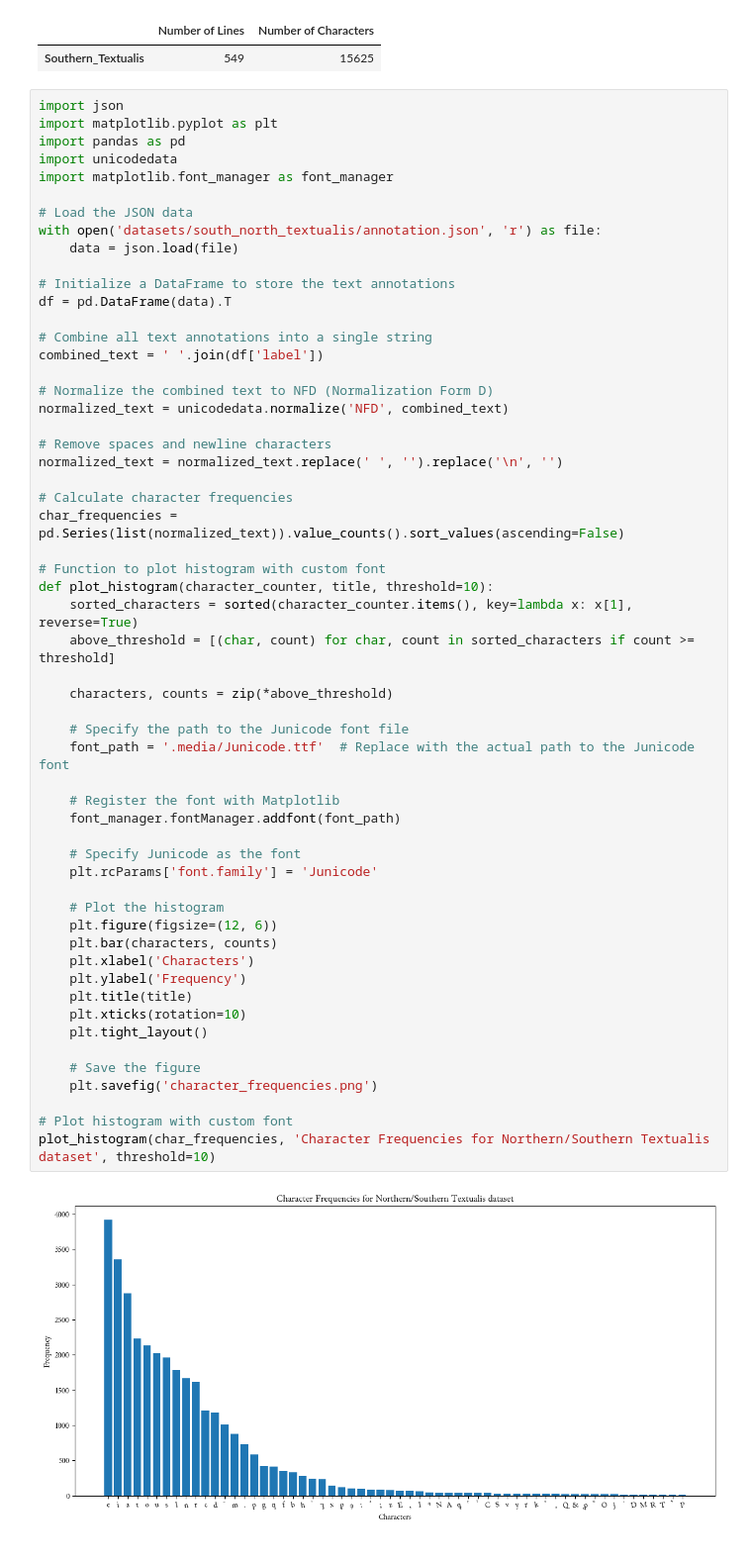
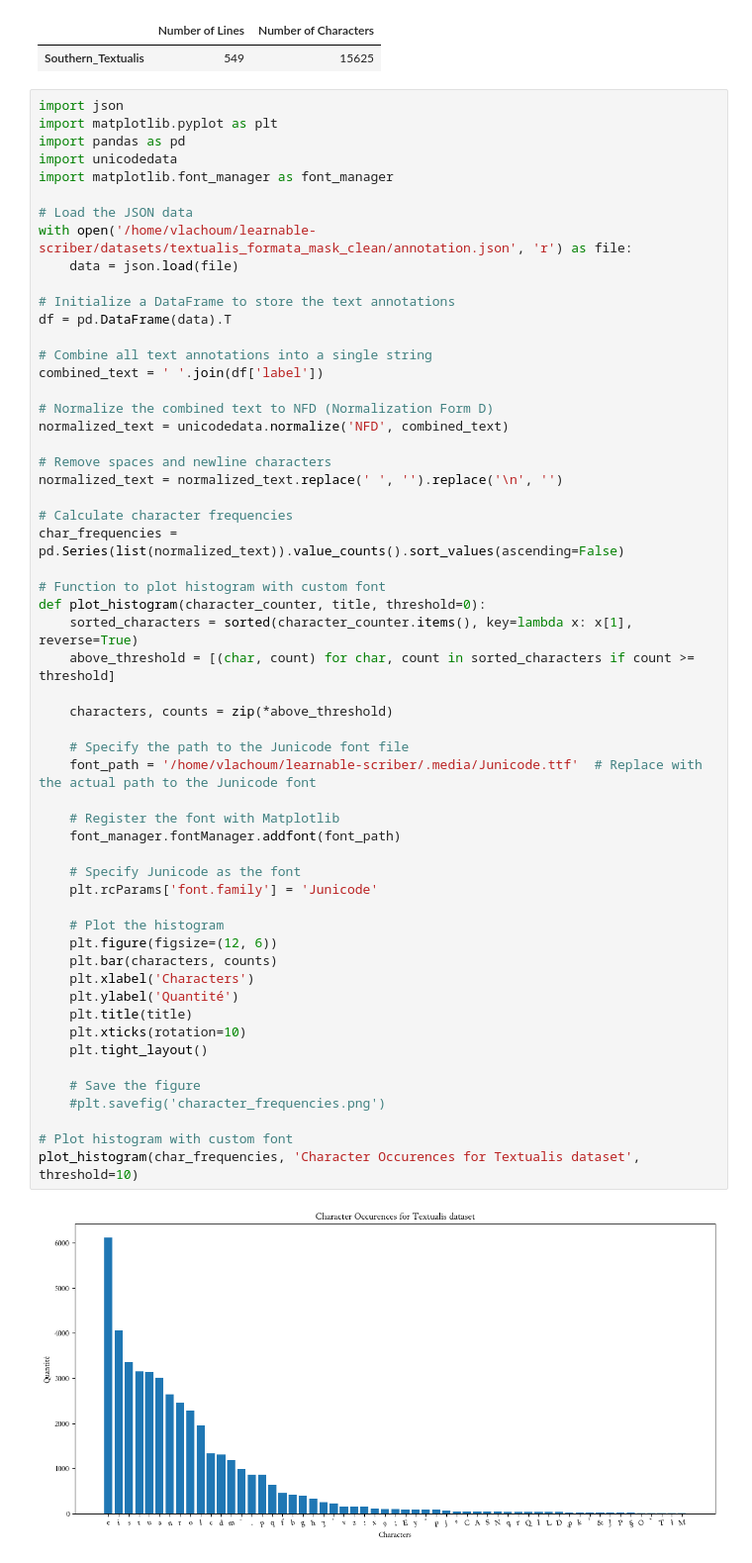
Before and after one commit to malamatenia/learnable-handwriter, a Jupyter notebook: notebooks/stats.ipynb, the cells around one changed output. Shown: that part at 99% size. Drawn from its saved outputs; the diff is of its cells as text.

```diff
--- a/notebooks/stats.ipynb
+++ b/notebooks/stats.ipynb
@@ -142,7 +142,7 @@ import unicodedata
 import matplotlib.font_manager as font_manager
 
 # Load the JSON data
-with open('datasets/south_north_textualis/annotation.json', 'r') as file:
+with open('/home/vlachoum/learnable-scriber/datasets/textualis_formata_mask_clean/annotation.json', 'r') as file:
     data = json.load(file)
 
 # Initialize a DataFrame to store the text annotations
@@ -159,36 +159,36 @@ normalized_text = normalized_text.replace(' ', '').replace('\n', '')
 
 # Calculate character frequencies
 char_frequencies = pd.Series(list(normalized_text)).value_counts().sort_values(ascending=False)
 
 # Function to plot histogram with custom font
-def plot_histogram(character_counter, title, threshold=10):
+def plot_histogram(character_counter, title, threshold=0):
     sorted_characters = sorted(character_counter.items(), key=lambda x: x[1], reverse=True)
     above_threshold = [(char, count) for char, count in sorted_characters if count >= threshold]
 
     characters, counts = zip(*above_threshold)
 
     # Specify the path to the Junicode font file
-    font_path = '.media/Junicode.ttf'  # Replace with the actual path to the Junicode font
+    font_path = '/home/vlachoum/learnable-scriber/.media/Junicode.ttf'  # Replace with the actual path to the Junicode font
 
     # Register the font with Matplotlib
     font_manager.fontManager.addfont(font_path)
 
     # Specify Junicode as the font
     plt.rcParams['font.family'] = 'Junicode'
 
     # Plot the histogram
     plt.figure(figsize=(12, 6))
     plt.bar(characters, counts)
     plt.xlabel('Characters')
-    plt.ylabel('Frequency')
+    plt.ylabel('Quantité')
     plt.title(title)
     plt.xticks(rotation=10)
     plt.tight_layout()
 
     # Save the figure
-    plt.savefig('character_frequencies.png')
+    #plt.savefig('character_frequencies.png')
 
 # Plot histogram with custom font
-plot_histogram(char_frequencies, 'Character Frequencies for Northern/Southern Textualis dataset', threshold=10)
+plot_histogram(char_frequencies, 'Character Occurences for Textualis dataset', threshold=10)
 # %% [output]
-[figure, old version]
+[figure, new version]
```
Also changed, not shown: parts of 1 cell of this notebook, 54 other files.
